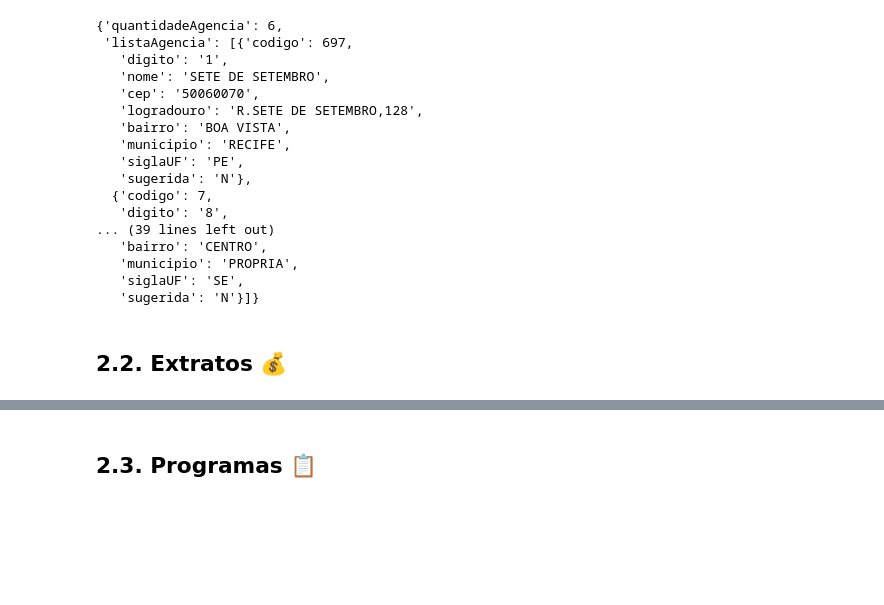
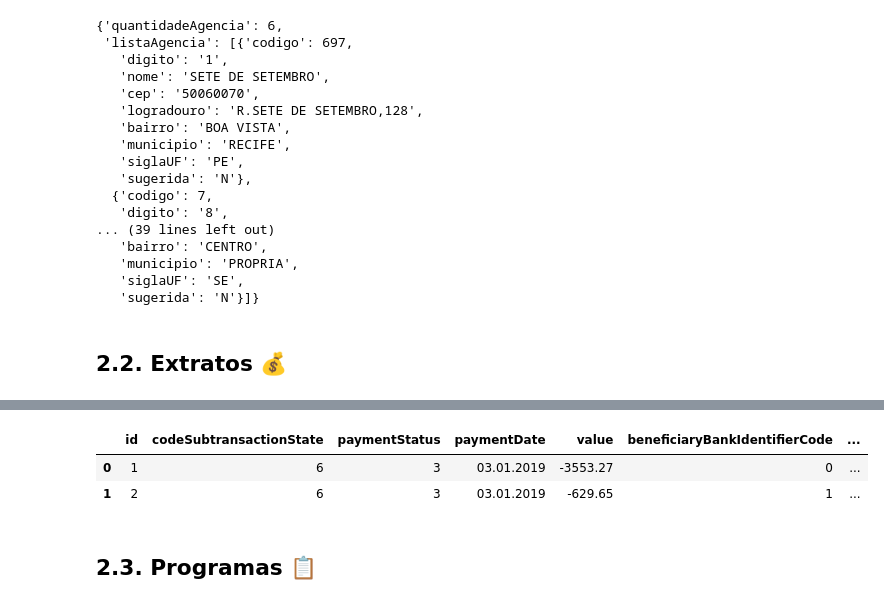
Before and after one commit to amarabucotcepe/celia, a Jupyter notebook: notebooks/requests.ipynb, the cells around one changed output, grey strips where cells are left out. Drawn from its saved outputs; the diff is of its cells as text; code cells hidden in the pictures; blank space fills up the shorter version.

```diff
--- a/notebooks/requests.ipynb
+++ b/notebooks/requests.ipynb
@@ -96,0 +168,9 @@ r.json()
+# %%
+branchCode = "551"
+accountNumber = "5420"
+id = "6"
+data_inicio = "2018-10-01"
+data_fim = "2018-10-30"
+
+r = requests.get(f"https://api.hm.bb.com.br/accountability/v3/statements/{branchCode}-{accountNumber}/debits/{id}/subtransactions", headers=headers)
+r.json()
@@ -97,3 +195,10 @@ r.json()
+# %%
+subextrato = r.json()
+pd.DataFrame(subextrato['subtransactions'])
+# %% [output]
+|  | id | codeSubtransactionState | paymentStatus | paymentDate | value | beneficiaryBankIdentifierCode | ... |
+| 0 | 1 | 6 | 3 | 03.01.2019 | -3553.27 | 0 | ... |
+| 1 | 2 | 6 | 3 | 03.01.2019 | -629.65 | 1 | ... |
 # %% [markdown]
 ## 2.3. Programas 📋
 # %%
```
Also changed, not shown: parts of 13 cells of this notebook.
